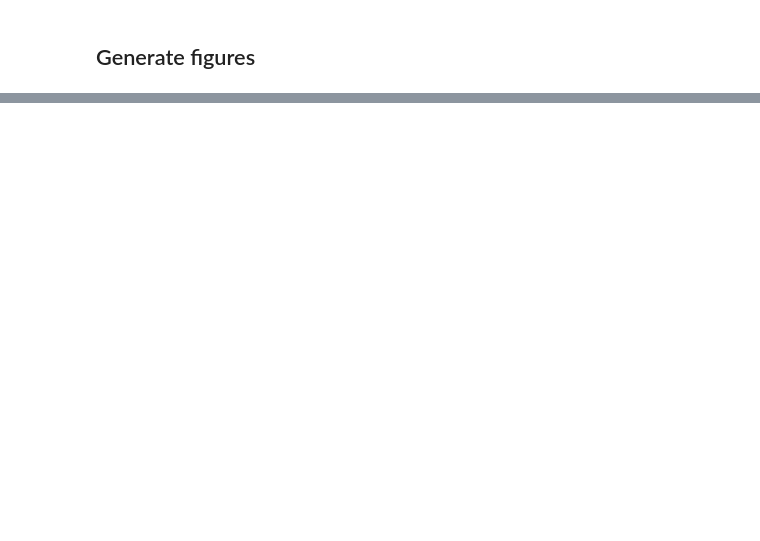
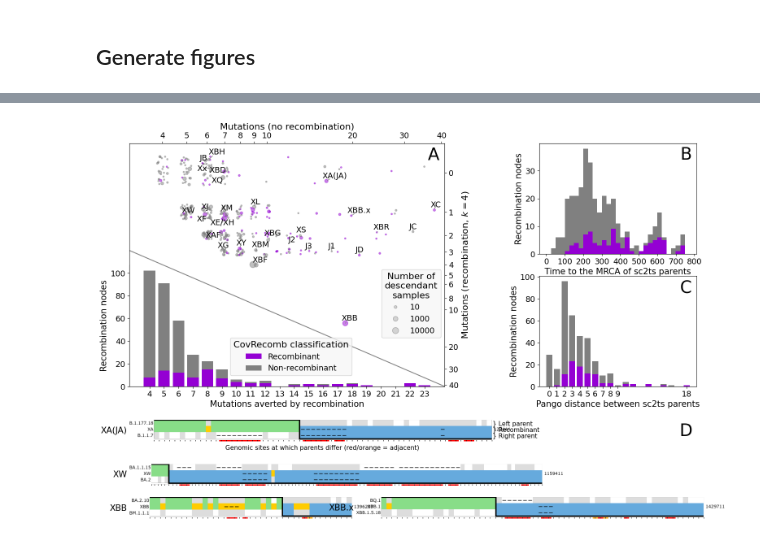
Before and after one commit to jeromekelleher/sc2ts-paper, a Jupyter notebook: notebooks/fig_recombinant_evidence.ipynb, the cells around one changed output, grey strips where cells are left out. Cells and saved outputs as stored; diff of their text form; code cells hidden in the pictures; blank space fills up the shorter version.

```diff
--- a/notebooks/fig_recombinant_evidence.ipynb
+++ b/notebooks/fig_recombinant_evidence.ipynb
@@ -277,18 +374,6 @@ def draw_copying_patterns(copying_images, ax, y_scale):
         ax_image.imshow(val["img"], aspect="equal")
         ax_image.axis('off')  # Remove axis of the image
         ax_image.text(-6, 30, label, fontsize=15, ha="right")
-# %%
-df_robust['num_mutations_averted'] = df_robust.k1000_muts - df_robust.num_mutations
-df_robust['tmrca'] = df_robust.parent_mrca_time - df_robust.recombinant_time  # ts.nodes_time[df_robust.parent_mrca] - ts.nodes_time[df_robust.recombinant]
-
-rebar_nr_averted_muts = df_robust[~df_robust.is_rebar_recombinant].num_mutations_averted
-rebar_re_averted_muts = df_robust[df_robust.is_rebar_recombinant].num_mutations_averted
-
-rebar_nr_tmrca = df_robust[~df_robust.is_rebar_recombinant].tmrca
-rebar_re_tmrca = df_robust[df_robust.is_rebar_recombinant].tmrca
-
-rebar_nr_pango_dist = df_robust[~df_robust.is_rebar_recombinant].parent_pangonet_distance
-rebar_re_pango_dist = df_robust[df_robust.is_rebar_recombinant].parent_pangonet_distance
 # %%
 def draw_stacked_histogram(
     ax,
@@ -305,6 +390,7 @@ def draw_stacked_histogram(
     bin_size,
     bar_width=0.8,
     show_legend=True,
+    method_label=None,
     show_top_spline=True,
     show_right_spline=True,
     legend_loc=None,
@@ -340,7 +426,7 @@ def draw_stacked_histogram(
             fontsize=14,
             loc=legend_loc,
             title_fontsize=16,
-            title="Rebar classification",
+            title=method_label,
             frameon=True,
             facecolor='0.97',
         )
@@ -434,0 +536,6 @@ plt.savefig("../figures/recombinant_evidence.pdf", format='pdf', bbox_inches="ti
+# %%
+draw_recombinants_figure("is_cov_recomb_recombinant", "CovRecomb classification",
+                        show_copying_patterns=True)
+plt.savefig("../figures/recombinant_evidence.pdf", bbox_inches="tight");
+# %% [output]
+[figure, added]
```
Also changed, not shown: parts of 23 cells of this notebook, 9 other files.
